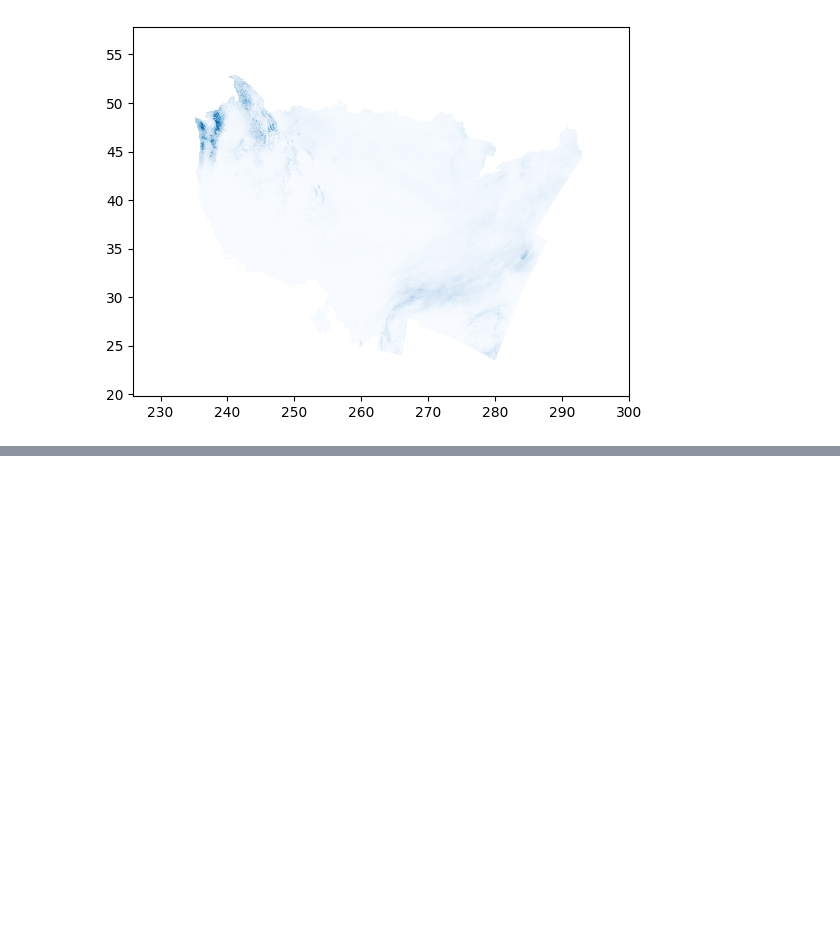
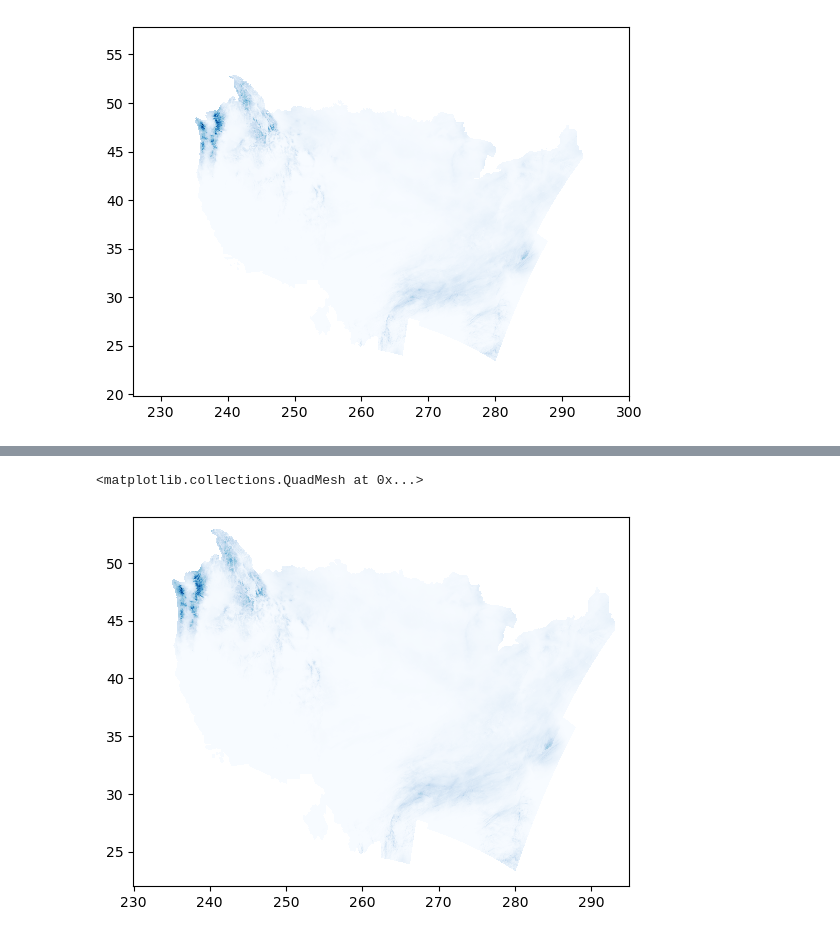
Before and after one commit to uwincm/gaia-hazlab-catalog, a Jupyter notebook: create_dec_2025_precip_accum_layers.ipynb, the cells around one changed output, grey strips where cells are left out. Drawn from its saved outputs; the diff is of its cells as text; code cells hidden in the pictures; blank space fills up the shorter version.

```diff
--- a/create_dec_2025_precip_accum_layers.ipynb
+++ b/create_dec_2025_precip_accum_layers.ipynb
@@ -27,6 +28,7 @@ for tt, date in enumerate(date_list):
 
     with xr.open_dataset(file_path) as ds:
 
+        precip_this_day_da = ds['observation']
         precip_this_day = ds['observation'].data[::-1,:] * 25.4  # inches --> mm
         precip_this_day[precip_this_day < -9000.0] = np.nan
         if tt == 0:
@@ -59,3 +61,80 @@ Grid point max total rainfall for 20251215:
 768.0999
 <matplotlib.collections.QuadMesh at 0x...>
 [figure]
+# %%
+from functions import do_query
+
+# Prepare data for kdtree interpolation.
+# target_lats = np.arange(40.0, 45.01, 0.01)
+# target_lons = np.arange(250.0, 255.01, 0.01)
+# target_lats = np.arange(22.0, 53.25, 0.25)
+# target_lons = np.arange(230.0, 295.25, 0.25)
+
+target_lats = np.arange(22.0, 54.01, 0.01)
+target_lons = np.arange(230.0, 295.01, 0.01)
+
+target_lon_grid, target_lat_grid = np.meshgrid(target_lons, target_lats)
+
+target_lon_grid_1d = target_lon_grid.flatten()
+target_lat_grid_1d = target_lat_grid.flatten()
+
+# Define source and target geometries
+source_lon_1d = lons.flatten()
+source_lat_1d = lats.flatten()
+source_precip_1d = precip.flatten()
+keep_mask = ~np.isnan(source_precip_1d)
+source_lat_1d = source_lat_1d[keep_mask]
+source_lon_1d = source_lon_1d[keep_mask]
+source_precip_1d = source_precip_1d[keep_mask]
+
+# keep_mask = np.logical_and(
+#     np.logical_and(source_lon_1d > 250.0, source_lon_1d < 255.0),
+#     np.logical_and(source_lat_1d > 40.0, source_lat_1d < 45.0)
+# )
+# source_lat_1d = source_lat_1d[keep_mask]
+# source_lon_1d = source_lon_1d[keep_mask]
+# source_precip_1d = source_precip_1d[keep_mask]
+
+
+# Nearest neighbor interpolation to a regular lat-lon grid.
+
+
+
+from scipy.spatial import KDTree
+
+KD = KDTree(np.array([source_lon_1d, source_lat_1d]).T)
+print("KDTree built.")
+
+## Query which ETOPO01 points are closest to each HYCOM grid point.
+print('Query the KDTree. This may take awhile.')
+
+import multiprocessing
+NP = 12
+print(dt.datetime.now())
+
+output = do_query(0, KD, target_lon_grid_1d, target_lat_grid_1d)
+print(output)
+
+with multiprocessing.Pool(processes=NP) as pool:
+    Q = pool.starmap(do_query, [(i, KD, target_lon_grid_1d, target_lat_grid_1d) for i in range(len(target_lon_grid_1d))])
+
+print(dt.datetime.now())
+
+# Q comes out as a list of tuples (distance, index)
+# I need to separate the distances and indices.
+
+Qdistances = np.array([x[0] for x in Q])
+Qindices = np.array([x[1] for x in Q])
+
+print(Qdistances[0:2])
+print(Qindices[0:2])
+
+
+print('Apply the indices from the KDTree.')
+distance_threshold = 0.1  # degrees
+precip_interp_1d = np.where(Qdistances < distance_threshold, source_precip_1d[Qindices], np.nan)
+
+precip_interp = precip_interp_1d.reshape(target_lon_grid.shape)
+print(np.nanmax(precip_interp))
+plt.pcolormesh(target_lons, target_lats, precip_interp, cmap='Blues')
+# %% [output]
@@ -61,0 +150,2 @@ Grid point max total rainfall for 20251215:
+<matplotlib.collections.QuadMesh at 0x...>
+[figure, added]
```
Also changed, not shown: parts of 5 cells of this notebook.
